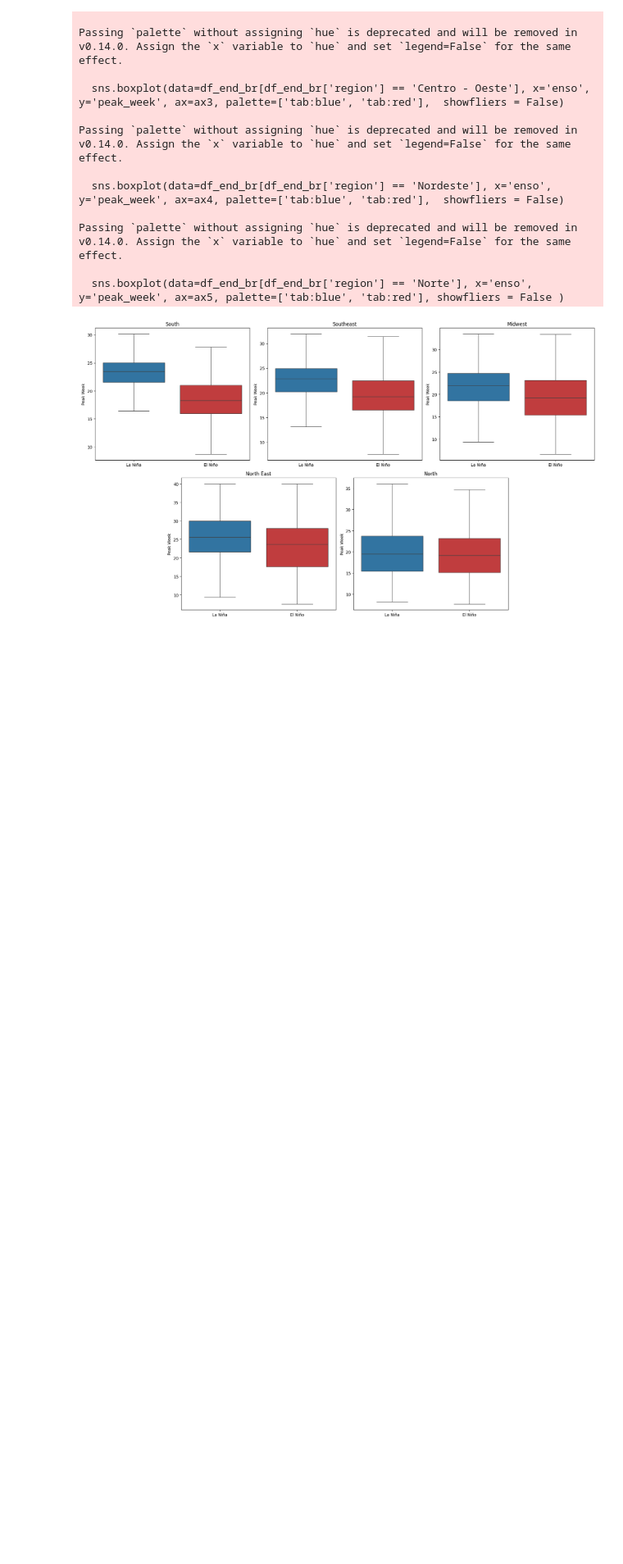
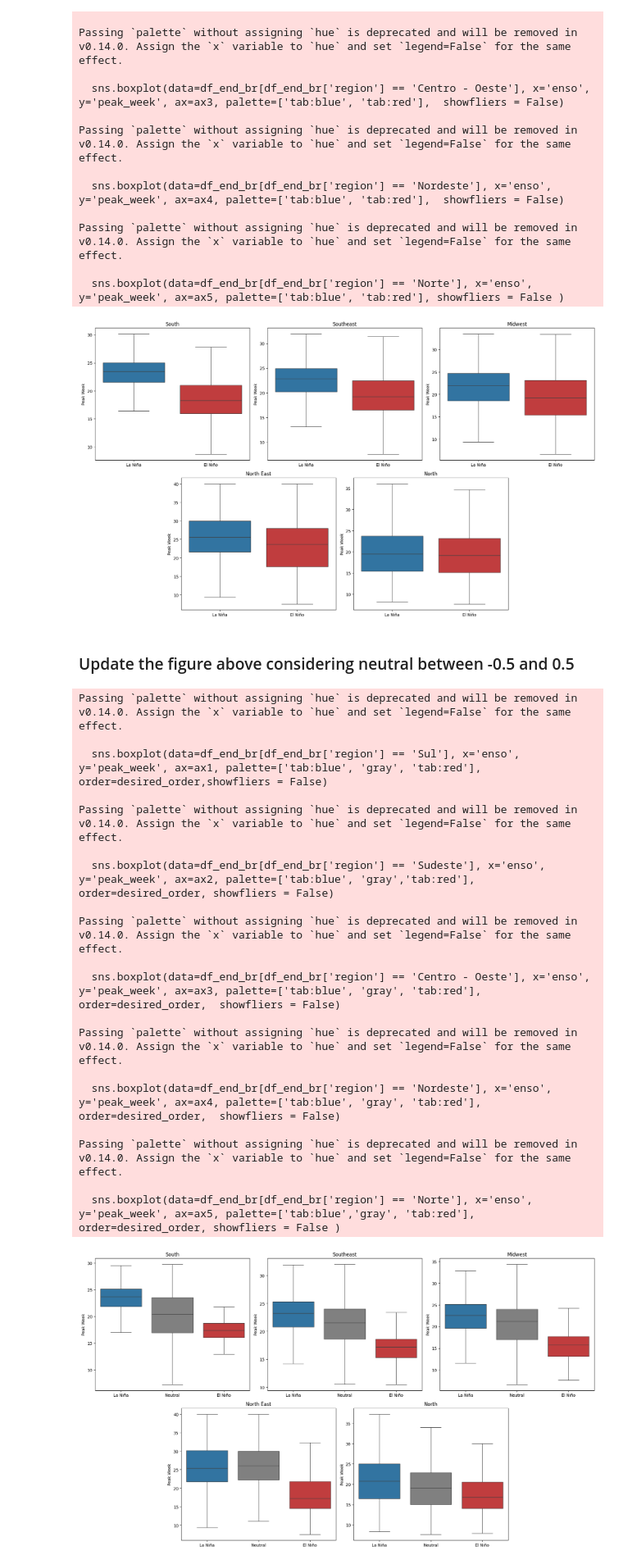
Before and after one commit to eduardocorrearaujo/analysis_using_episcanner, a Jupyter notebook: gen_article_figures.ipynb, the cells around one changed output. Shown at 82% size. Saved outputs shown, nothing was run; the diff lists cells and outputs as text; code cells hidden in the pictures; blank space fills up the shorter version.

Commit message:
Add figure of enso boxplot including neutral stage

```diff
--- a/gen_article_figures.ipynb
+++ b/gen_article_figures.ipynb
@@ -469,3 +469,78 @@ Passing `palette` without assigning `hue` is deprecated and will be removed in v
 
   sns.boxplot(data=df_end_br[df_end_br['region'] == 'Norte'], x='enso', y='peak_week', ax=ax5, palette=['tab:blue', 'tab:red'], showfliers = False )
 [figure]
+# %% [markdown]
+### Update the figure above considering neutral between -0.5 and 0.5
+# %%
+df_end_br.loc[(df_end_br.enso_4 >= -0.5) & (df_end_br.enso_4 <= 0.5), 'enso'] = 'Neutral'
+# %%
+sns.set_context(font_scale=1.2)
+
+desired_order = ['La Niña', 'Neutral', 'El Niño']
+
+fig = plt.figure(figsize=(18, 10.5))
+gs = gridspec.GridSpec(2, 6, figure=fig)
+
+# First row with three boxplots
+ax1 = fig.add_subplot(gs[0, 0:2])
+ax2 = fig.add_subplot(gs[0, 2:4])
+ax3 = fig.add_subplot(gs[0, 4:6])
+
+# Second row with two boxplots
+ax4 = fig.add_subplot(gs[1, 1:3])
+ax5 = fig.add_subplot(gs[1, 3:5])
+
+# Plot the boxplots
+sns.boxplot(data=df_end_br[df_end_br['region'] == 'Sul'], x='enso', y='peak_week', ax=ax1, palette=['tab:blue', 'gray', 'tab:red'], order=desired_order,showfliers = False)
+ax1.set_title('South')
+ax1.set_ylabel('Peak Week')
+ax1.set_xlabel('')
+
+sns.boxplot(data=df_end_br[df_end_br['region'] == 'Sudeste'], x='enso', y='peak_week', ax=ax2, palette=['tab:blue', 'gray','tab:red'], order=desired_order, showfliers = False)
+ax2.set_title('Southeast')
+ax2.set_ylabel('Peak Week')
+ax2.set_xlabel('')
+
+sns.boxplot(data=df_end_br[df_end_br['region'] == 'Centro - Oeste'], x='enso', y='peak_week', ax=ax3, palette=['tab:blue', 'gray', 'tab:red'], order=desired_order,  showfliers = False)
+ax3.set_title('Midwest')
+ax3.set_ylabel('Peak Week')
+ax3.set_xlabel('')
+
+# If there are additional categories
+sns.boxplot(data=df_end_br[df_end_br['region'] == 'Nordeste'], x='enso', y='peak_week', ax=ax4, palette=['tab:blue', 'gray', 'tab:red'], order=desired_order,  showfliers = False)
+ax4.set_title('North East')
+ax4.set_ylabel('Peak Week')
+ax4.set_xlabel('')
+
+sns.boxplot(data=df_end_br[df_end_br['region'] == 'Norte'], x='enso', y='peak_week', ax=ax5, palette=['tab:blue','gray', 'tab:red'], order=desired_order, showfliers = False )
+ax5.set_title('North')
+ax5.set_ylabel('Peak Week')
+ax5.set_xlabel('')
+
+# Adjust layout
+plt.tight_layout()
+
+#ig.suptitle('Peak week - Dengue', y = 1.02, fontsize=16)
+plt.savefig('./figures/up_box_pw_regions.png', dpi = 600, bbox_inches = 'tight')
+plt.show()
+# %% [output]
+Passing `palette` without assigning `hue` is deprecated and will be removed in v0.14.0. Assign the `x` variable to `hue` and set `legend=False` for the same effect.
+
+  sns.boxplot(data=df_end_br[df_end_br['region'] == 'Sul'], x='enso', y='peak_week', ax=ax1, palette=['tab:blue', 'gray', 'tab:red'], order=desired_order,showfliers = False)
+
+Passing `palette` without assigning `hue` is deprecated and will be removed in v0.14.0. Assign the `x` variable to `hue` and set `legend=False` for the same effect.
+
+  sns.boxplot(data=df_end_br[df_end_br['region'] == 'Sudeste'], x='enso', y='peak_week', ax=ax2, palette=['tab:blue', 'gray','tab:red'], order=desired_order, showfliers = False)
+
+Passing `palette` without assigning `hue` is deprecated and will be removed in v0.14.0. Assign the `x` variable to `hue` and set `legend=False` for the same effect.
+
+  sns.boxplot(data=df_end_br[df_end_br['region'] == 'Centro - Oeste'], x='enso', y='peak_week', ax=ax3, palette=['tab:blue', 'gray', 'tab:red'], order=desired_order,  showfliers = False)
+
+Passing `palette` without assigning `hue` is deprecated and will be removed in v0.14.0. Assign the `x` variable to `hue` and set `legend=False` for the same effect.
+
+  sns.boxplot(data=df_end_br[df_end_br['region'] == 'Nordeste'], x='enso', y='peak_week', ax=ax4, palette=['tab:blue', 'gray', 'tab:red'], order=desired_order,  showfliers = False)
+
+Passing `palette` without assigning `hue` is deprecated and will be removed in v0.14.0. Assign the `x` variable to `hue` and set `legend=False` for the same effect.
+
+  sns.boxplot(data=df_end_br[df_end_br['region'] == 'Norte'], x='enso', y='peak_week', ax=ax5, palette=['tab:blue','gray', 'tab:red'], order=desired_order, showfliers = False )
+[figure, added]
```
Also changed, not shown: parts of 1 cell of this notebook, 3 other files.
